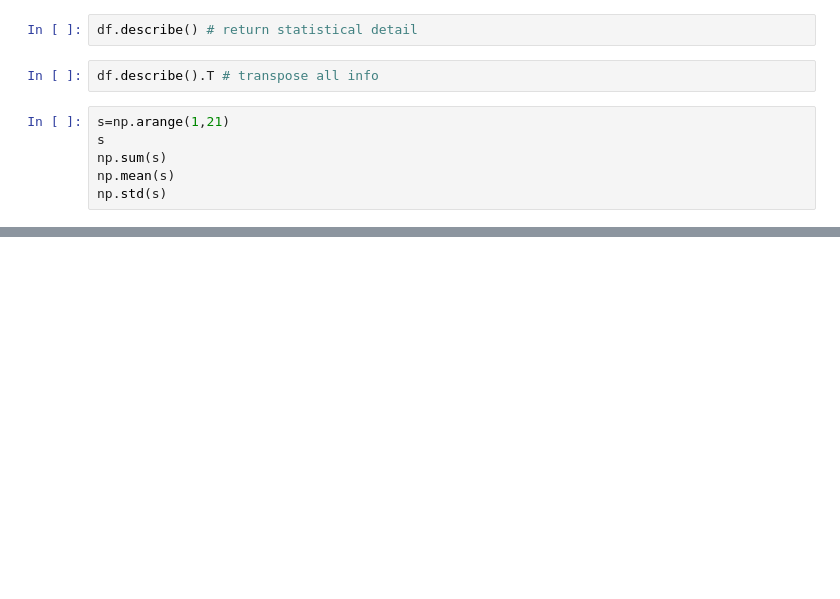
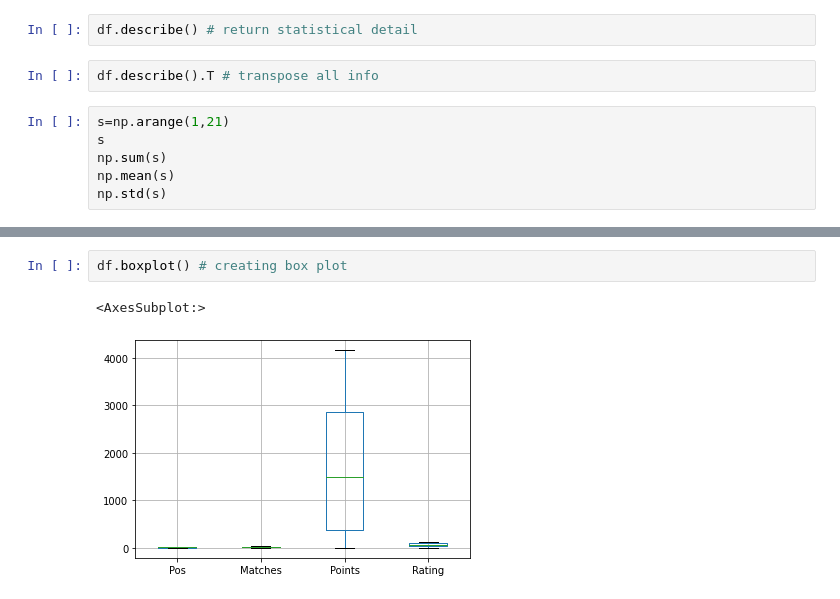
Before and after one commit to Rasel-25/Python, a Jupyter notebook: DataAnalysis/wrnagling.ipynb, the cells around one changed output, grey strips where cells are left out. Drawn from its saved outputs; the diff is of its cells as text; blank space fills up the shorter version.

```diff
--- a/DataAnalysis/wrnagling.ipynb
+++ b/DataAnalysis/wrnagling.ipynb
@@ -36,0 +117,5 @@ AttributeError: 'DataFrame' object has no attribute 'Team'
+# %%
+df.boxplot() # creating box plot
+# %% [output]
+<AxesSubplot:>
+[figure, added]
```
Also changed, not shown: parts of 32 cells of this notebook.
